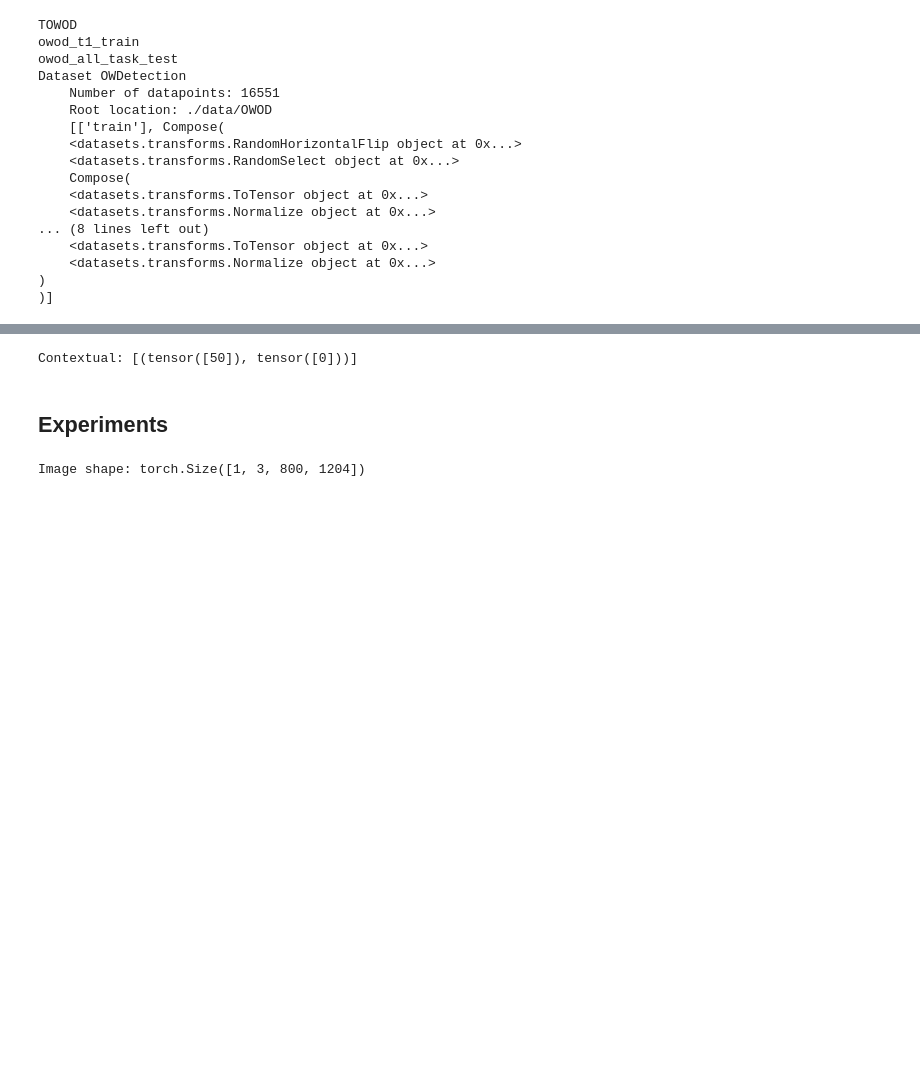
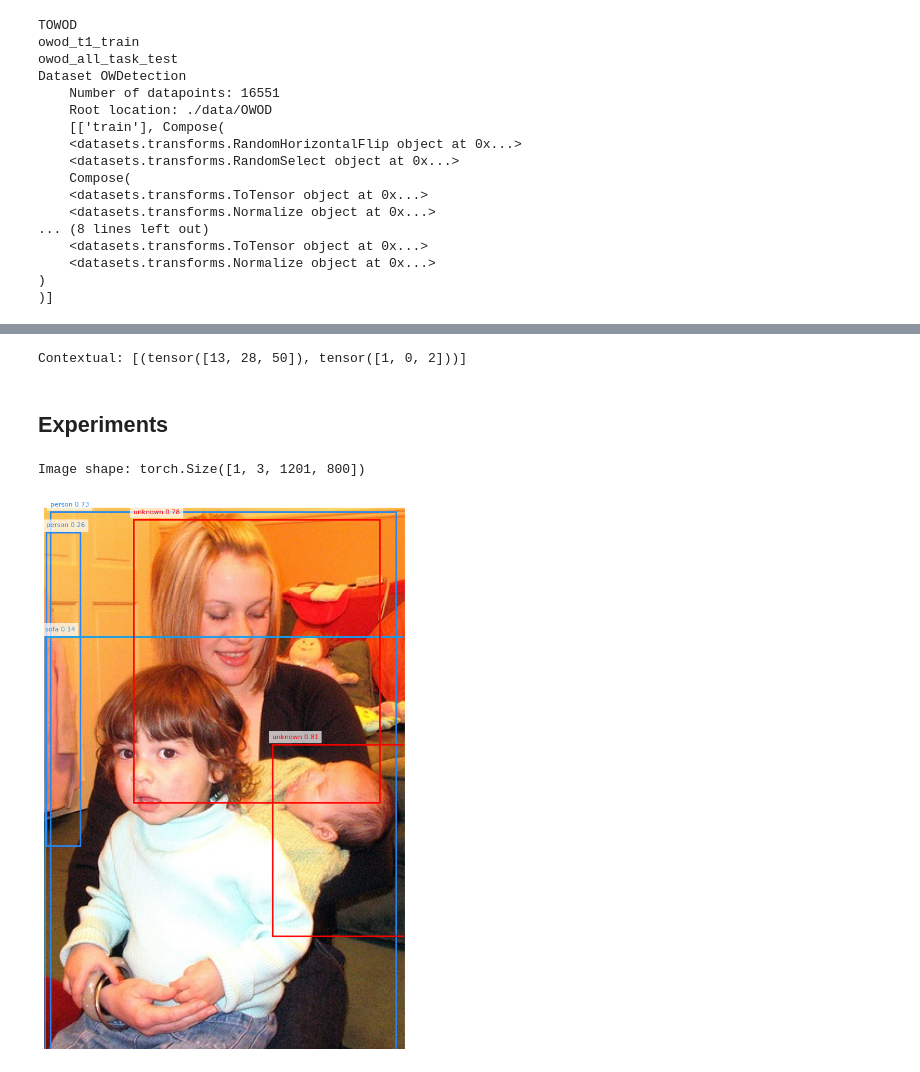
Before and after one commit to kyh980909/Contextual_Labeling, a Jupyter notebook: experiment.ipynb, the cells around one changed output, grey strips where cells are left out. Cells and saved outputs as stored; diff of their text form; code cells hidden in the pictures; blank space fills up the shorter version.

```diff
--- a/experiment.ipynb
+++ b/experiment.ipynb
@@ -71,7 +88,7 @@ def preprocess_image(image_path, device):
     w, h = image.size
 
     transform = T.Compose([
-        T.Resize((800, 800)),
+        T.Resize(800),
         T.ToTensor(),
         T.Normalize([0.485, 0.456, 0.406], [0.229, 0.224, 0.225])
     ])
@@ -120,7 +137,7 @@ def extract_encoder_features(model, features, pos, masks, samples):
     mask_flatten = torch.cat(mask_flatten, 1)
     lvl_pos_embed_flatten = torch.cat(lvl_pos_embed_flatten, 1)
     spatial_shapes = torch.as_tensor(spatial_shapes, dtype=torch.long, device=src_flatten.device)
-    level_start_index = torch.cat((spatial_shapes.new_zeros((1,)), spatial_shapes.prod(1).cumsum(0)[:-1]))
+    level_start_index = torch.cat((spatial_shapes.new_zeros((1, )), (spatial_shapes[:,0]*spatial_shapes[:,1]).cumsum(0)[:-1]))
     valid_ratios = torch.stack([model.transformer.get_valid_ratio(m) for m in masks], 1)
 
     # encoder
@@ -133,6 +150,7 @@ def extract_decoder_embedding(model, memory, spatial_shapes, level_start_index,
     """
     Backbone을 통과한 Feature Map을 Transformer Encoder 입력 형식으로 변환
     """
+    print(model.query_embed.weight)
     query_embed = model.query_embed.weight
     # prepare input for decoder
     bs, _, c = memory.shape
@@ -284,7 +302,7 @@ def run_inference(model, postprocessors, image_path, device='cuda'):
 
     # 이미지 전처리
     transform = T.Compose([
-        T.Resize(800),
+        T.Resize([800]),
         T.ToTensor(),
         T.Normalize([0.485, 0.456, 0.406], [0.229, 0.224, 0.225])
     ])
@@ -357,5 +375,3 @@ Dataset OWDetection
     <datasets.transforms.Normalize object at 0x...>
 )
 )]
-# %%
-args.objectness_thr = 0.6
@@ -423,6 +436,11 @@ for b, (matched_idx, _) in enumerate(indices):
     matched_emb = decoder_feature[b, matched_idx, :]
     unmatched_emb = decoder_feature[b, unmatched_idx, :]
 
+    if matched_emb.ndim == 1:
+        matched_emb = np.expand_dims(matched_emb, axis=0)
+    if unmatched_emb.ndim == 1:
+        unmatched_emb = np.expand_dims(unmatched_emb, axis=0)
+
     matched_embeddings.append(matched_emb)
     unmatched_embeddings.append(unmatched_emb)
 
@@ -433,7 +451,7 @@ unmatched_embeddings = np.concatenate(unmatched_embeddings, axis=0)
 embeddings = np.vstack([matched_embeddings, unmatched_embeddings])
 labels = np.concatenate([np.ones(results[0]['matched']['indices'].size), np.zeros(results[0]['unmatched']['indices'].size)])
 # %% [output]
-Contextual: [(tensor([50]), tensor([0]))]
+Contextual: [(tensor([13, 28, 50]), tensor([1, 0, 2]))]
 # %%
 # method = "PCA"
 
@@ -459,6 +477,8 @@ Contextual: [(tensor([50]), tensor([0]))]
 # plt.show()
 # %% [markdown]
 ## Experiments
+# %%
+args.objectness_thr = 0.75
 # %%
 matched_boxes = results[0]['matched']['boxes']
 unmatched_boxes = results[0]['unmatched']['boxes']
@@ -475,8 +495,14 @@ reduced_embeddings = pca.fit_transform(embeddings)
 # %%
 # 이미지 경로
 image_path = f'./data/OWOD/JPEGImages/{str(targets[0]["image_id"].cpu().numpy()[0])[4:]}.jpg'#'./test_img/000002.jpg'
 # 추론 및 시각화 (NMS 포함)
-image, _ = run_inference(model, postprocessors, image_path)
+image, results = run_inference(model, postprocessors, image_path)
+visualize_detection(image, results, class_names,
+                   known_score_threshold=0.2,  # confidence threshold
+                   unknown_score_threshold=args.objectness_thr, # confidence threshold for unknown class
+                   iou_threshold=0.2,    # NMS IoU threshold
+                   unknown_label_id=80)  # unknown class ID
 # %% [output]
-Image shape: torch.Size([1, 3, 800, 1204])
+Image shape: torch.Size([1, 3, 1201, 800])
+[figure, added]
 # %%
```
Also changed, not shown: parts of 12 cells of this notebook, 2 other files.
